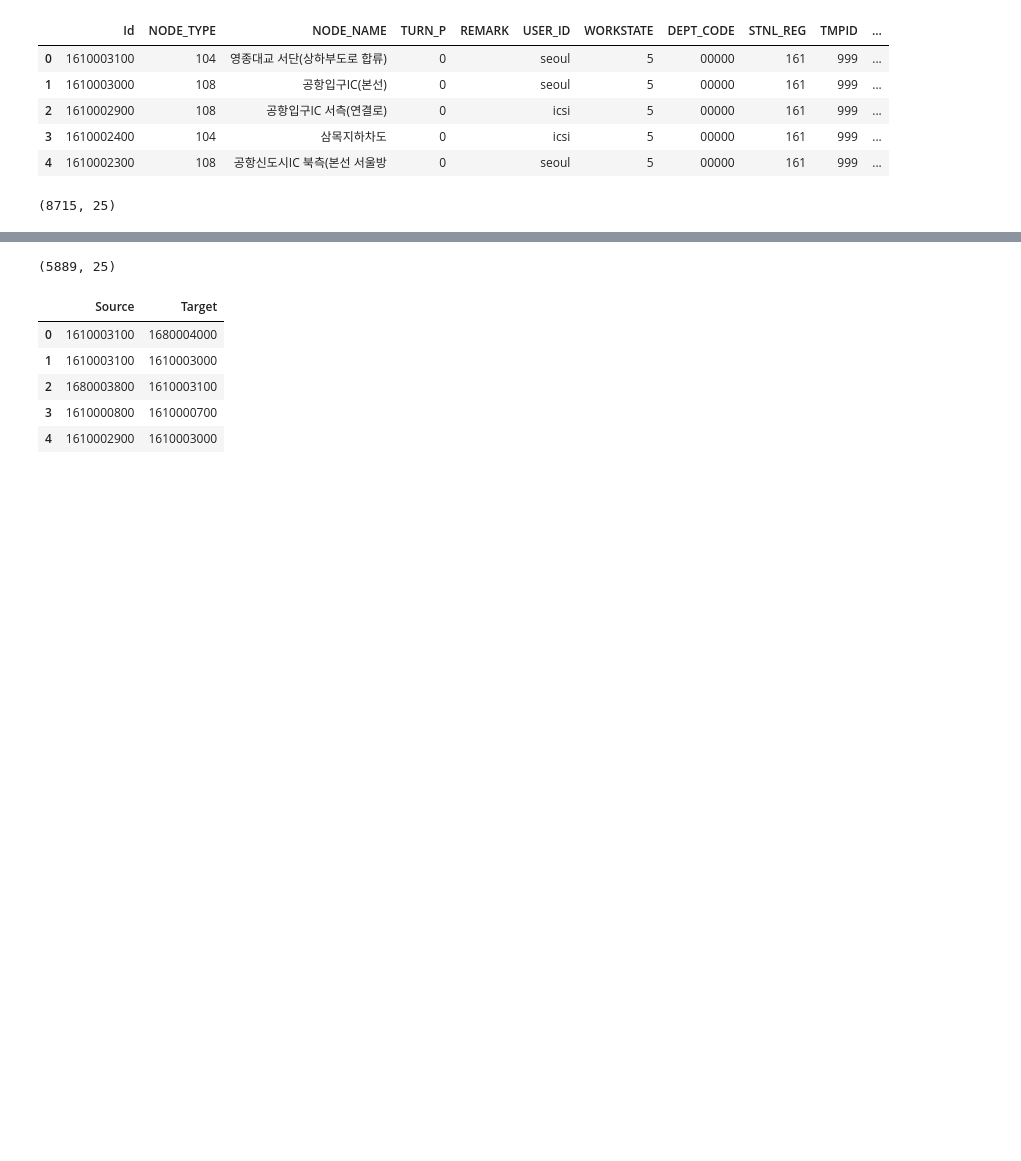
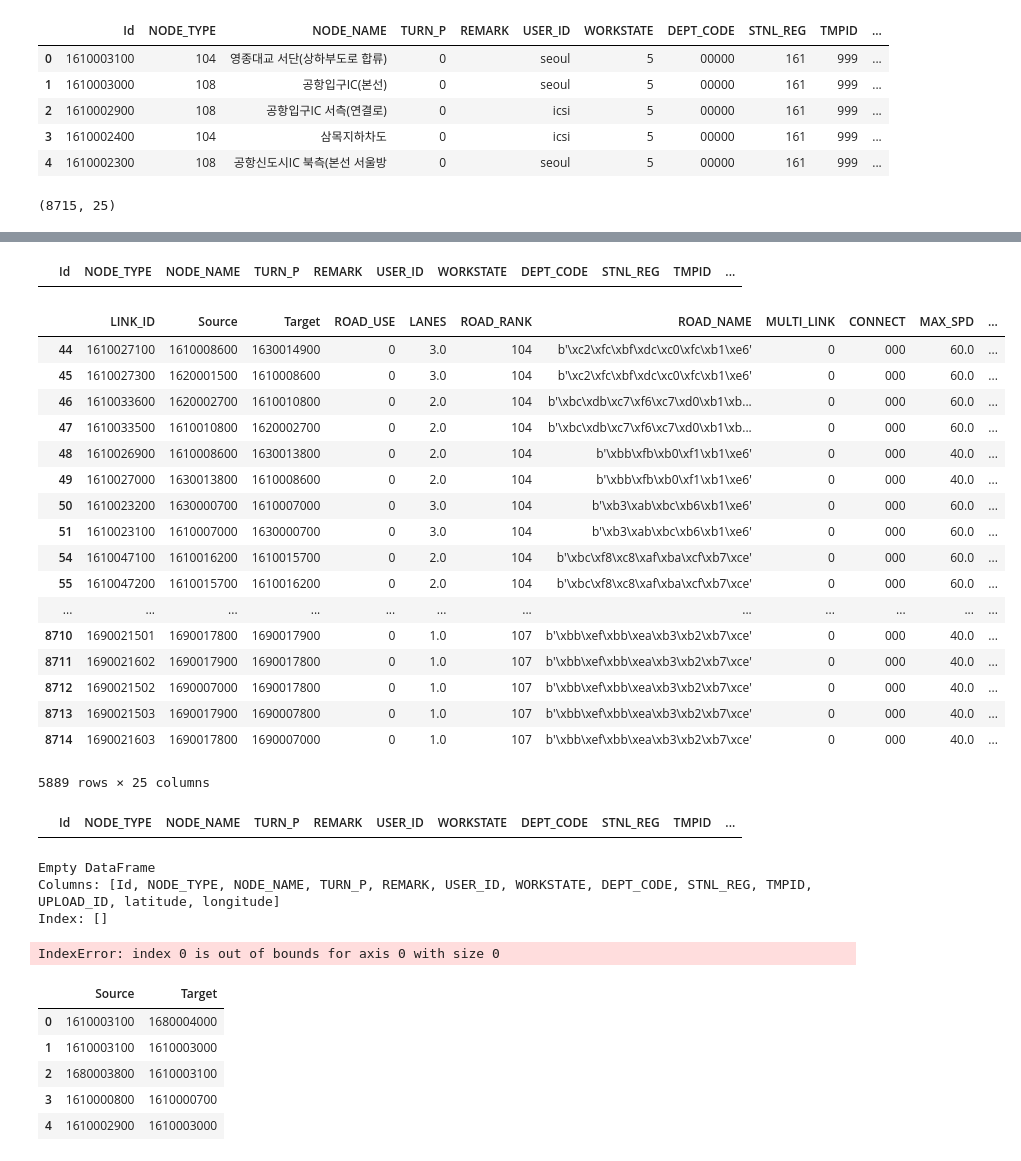
Before and after one commit to seolhokim/vacation_research, a Jupyter notebook: project/bus_route_improvement/Incheon_node_link_visualization/사거리정리.ipynb, the cells around one changed output, grey strips where cells are left out. Drawn from its saved outputs; the diff is of its cells as text; code cells hidden in the pictures; blank space fills up the shorter version.

```diff
--- a/project/bus_route_improvement/Incheon_node_link_visualization/사거리정리.ipynb
+++ b/project/bus_route_improvement/Incheon_node_link_visualization/사거리정리.ipynb
@@ -94,7 +113,7 @@ df_node.head()
 | 3 | 1610002400 | 104 | 삼목지하차도 | 0 |  | icsi | 5 | 00000 | 161 | 999 | ... |
 | 4 | 1610002300 | 108 | 공항신도시IC 북측(본선 서울방 | 0 |  | seoul | 5 | 00000 | 161 | 999 | ... |
 # %%
-my_test = df_node.loc[df_node['NODE_TYPE']=="101"].reset_index().iloc[:,1:]
+df_node = df_node.loc[df_node['NODE_TYPE']=="101"].reset_index().iloc[:,1:]
 # %%
 street_set = (set(my_test['Id']))
 # %%
@@ -118,4 +228,36 @@ for i in range(len(df_link)):
+# %%
+df_node[df_node['Id']==1610003100]
+# %% [output]
+|  | Id | NODE_TYPE | NODE_NAME | TURN_P | REMARK | USER_ID | WORKSTATE | DEPT_CODE | STNL_REG | TMPID | ... |
 # %%
-df_link.shape
+df_link
 # %% [output]
+|  | LINK_ID | Source | Target | ROAD_USE | LANES | ROAD_RANK | ROAD_NAME | MULTI_LINK | CONNECT | MAX_SPD | ... |
+| 44 | 1610027100 | 1610008600 | 1630014900 | 0 | 3.0 | 104 | b'\xc2\xfc\xbf\xdc\xc0\xfc\xb1\xe6' | 0 | 000 | 60.0 | ... |
+| 45 | 1610027300 | 1620001500 | 1610008600 | 0 | 3.0 | 104 | b'\xc2\xfc\xbf\xdc\xc0\xfc\xb1\xe6' | 0 | 000 | 60.0 | ... |
+| 46 | 1610033600 | 1620002700 | 1610010800 | 0 | 2.0 | 104 | b'\xbc\xdb\xc7\xf6\xc7\xd0\xb1\xb... | 0 | 000 | 60.0 | ... |
+| 47 | 1610033500 | 1610010800 | 1620002700 | 0 | 2.0 | 104 | b'\xbc\xdb\xc7\xf6\xc7\xd0\xb1\xb... | 0 | 000 | 60.0 | ... |
+| 48 | 1610026900 | 1610008600 | 1630013800 | 0 | 2.0 | 104 | b'\xbb\xfb\xb0\xf1\xb1\xe6' | 0 | 000 | 40.0 | ... |
+| 49 | 1610027000 | 1630013800 | 1610008600 | 0 | 2.0 | 104 | b'\xbb\xfb\xb0\xf1\xb1\xe6' | 0 | 000 | 40.0 | ... |
+| 50 | 1610023200 | 1630000700 | 1610007000 | 0 | 3.0 | 104 | b'\xb3\xab\xbc\xb6\xb1\xe6' | 0 | 000 | 60.0 | ... |
+| 51 | 1610023100 | 1610007000 | 1630000700 | 0 | 3.0 | 104 | b'\xb3\xab\xbc\xb6\xb1\xe6' | 0 | 000 | 60.0 | ... |
+| 54 | 1610047100 | 1610016200 | 1610015700 | 0 | 2.0 | 104 | b'\xbc\xf8\xc8\xaf\xba\xcf\xb7\xce' | 0 | 000 | 60.0 | ... |
+| 55 | 1610047200 | 1610015700 | 1610016200 | 0 | 2.0 | 104 | b'\xbc\xf8\xc8\xaf\xba\xcf\xb7\xce' | 0 | 000 | 60.0 | ... |
+| ... | ... | ... | ... | ... | ... | ... | ... | ... | ... | ... | ... |
+| 8710 | 1690021501 | 1690017800 | 1690017900 | 0 | 1.0 | 107 | b'\xbb\xef\xbb\xea\xb3\xb2\xb7\xce' | 0 | 000 | 40.0 | ... |
+| 8711 | 1690021602 | 1690017900 | 1690017800 | 0 | 1.0 | 107 | b'\xbb\xef\xbb\xea\xb3\xb2\xb7\xce' | 0 | 000 | 40.0 | ... |
+| 8712 | 1690021502 | 1690007000 | 1690017800 | 0 | 1.0 | 107 | b'\xbb\xef\xbb\xea\xb3\xb2\xb7\xce' | 0 | 000 | 40.0 | ... |
+| 8713 | 1690021503 | 1690017900 | 1690007800 | 0 | 1.0 | 107 | b'\xbb\xef\xbb\xea\xb3\xb2\xb7\xce' | 0 | 000 | 40.0 | ... |
+| 8714 | 1690021603 | 1690017800 | 1690007000 | 0 | 1.0 | 107 | b'\xbb\xef\xbb\xea\xb3\xb2\xb7\xce' | 0 | 000 | 40.0 | ... |
-(5889, 25)
+5889 rows × 25 columns
+# %%
+df_node[df_node['Id']=="1610003100"]
+# %% [output]
+|  | Id | NODE_TYPE | NODE_NAME | TURN_P | REMARK | USER_ID | WORKSTATE | DEPT_CODE | STNL_REG | TMPID | ... |
+# %%
+distance(df_link,"1610006700")
+# %% [output]
+Empty DataFrame
+Columns: [Id, NODE_TYPE, NODE_NAME, TURN_P, REMARK, USER_ID, WORKSTATE, DEPT_CODE, STNL_REG, TMPID, UPLOAD_ID, latitude, longitude]
+Index: []
+IndexError: index 0 is out of bounds for axis 0 with size 0
```
Also changed, not shown: parts of 8 cells of this notebook, 3 other files.
